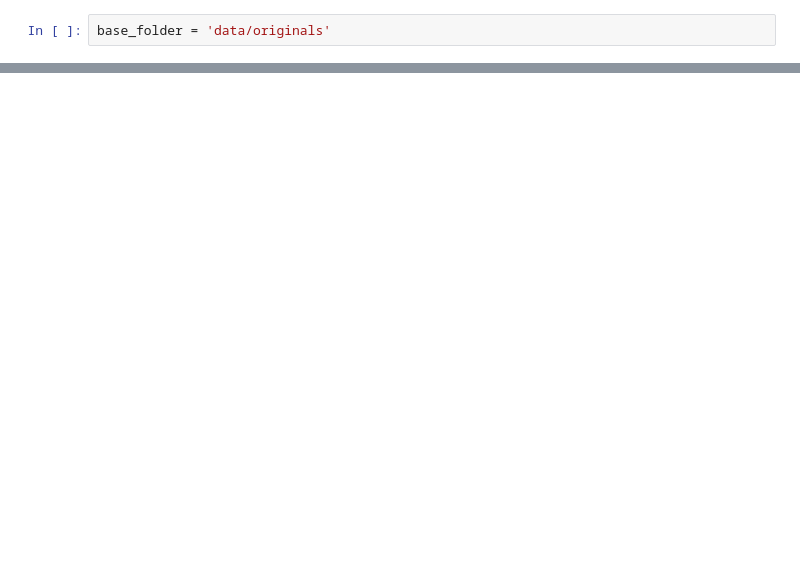
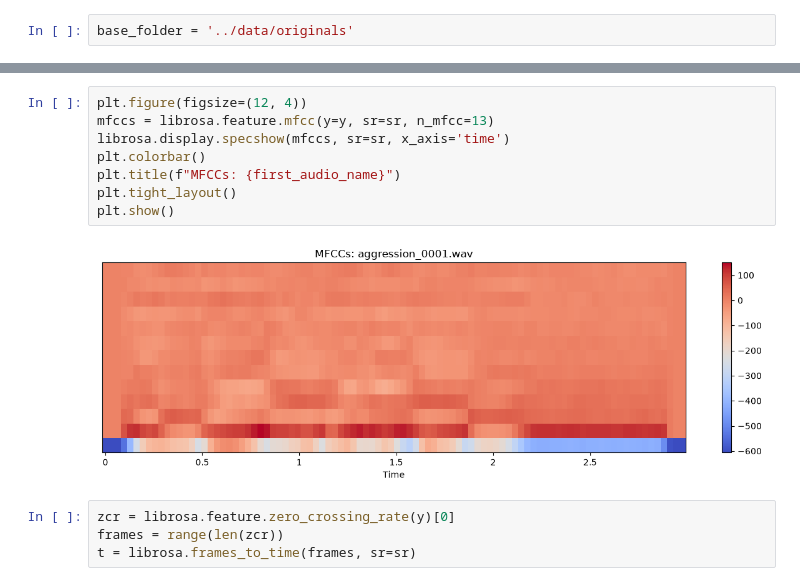
Before and after one commit to CodeByMoizz/Project, a Jupyter notebook: notebook/eda.ipynb, the cells around one changed output, grey strips where cells are left out. Cells and saved outputs as stored; diff of their text form; blank space fills up the shorter version.

```diff
--- a/notebook/eda.ipynb
+++ b/notebook/eda.ipynb
@@ -10,5 +10,5 @@ Error:
 # %%
-base_folder = 'data/originals'
+base_folder = '../data/originals'
 # %%
 classes = [d for d in os.listdir(base_folder) if os.path.isdir(os.path.join(base_folder, d))]
 print("Audio classes found:", classes)
@@ -62,0 +103,14 @@ plt.show()
+# %%
+plt.figure(figsize=(12, 4))
+mfccs = librosa.feature.mfcc(y=y, sr=sr, n_mfcc=13)
+librosa.display.specshow(mfccs, sr=sr, x_axis='time')
+plt.colorbar()
+plt.title(f"MFCCs: {first_audio_name}")
+plt.tight_layout()
+plt.show()
+# %% [output]
+[figure, added]
+# %%
+zcr = librosa.feature.zero_crossing_rate(y)[0]
+frames = range(len(zcr))
+t = librosa.frames_to_time(frames, sr=sr)
```
Also changed, not shown: parts of 11 cells of this notebook.
